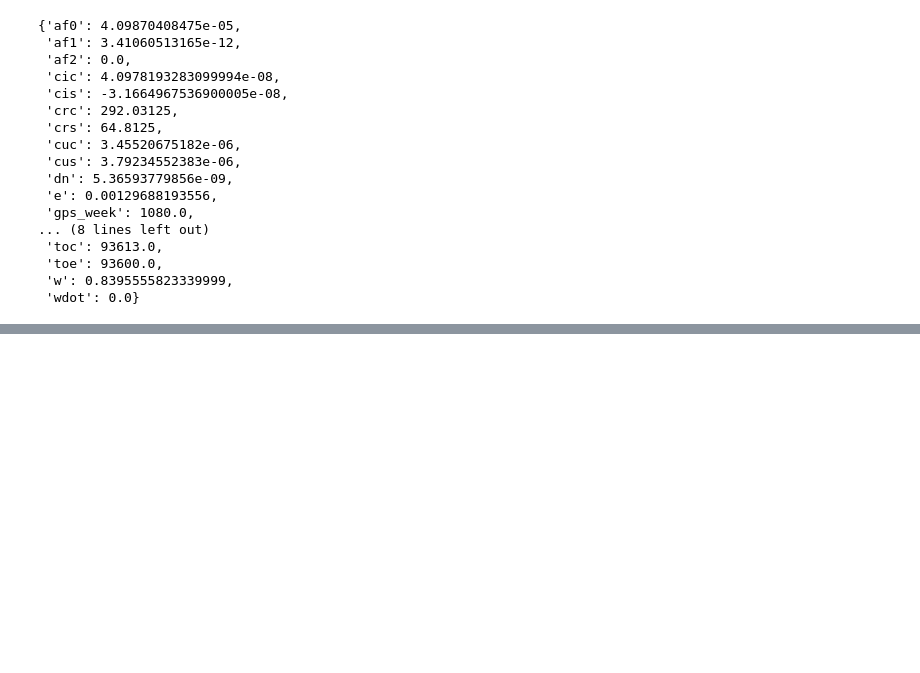
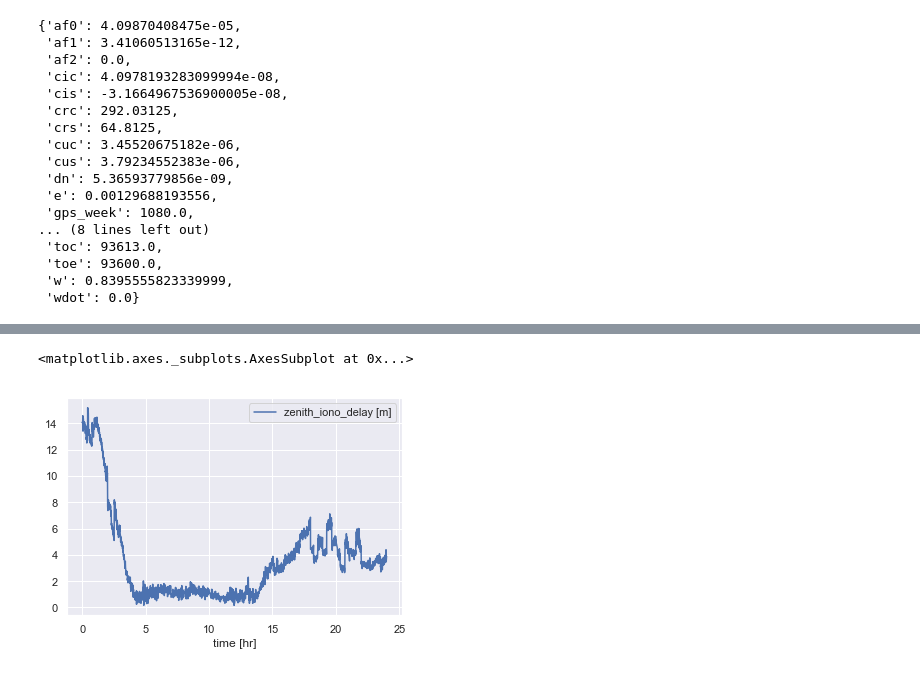
Before and after one commit to GuillaumeDec/gnss, a Jupyter notebook: [gpstextbook] Chap 5 homeworks - iono delays.ipynb, the cells around one changed output, grey strips where cells are left out. Saved outputs shown, nothing was run; the diff lists cells and outputs as text; code cells hidden in the pictures; blank space fills up the shorter version.

Commit message:
Add plots

```diff
--- a/[gpstextbook] Chap 5 homeworks - iono delays.ipynb
+++ b/[gpstextbook] Chap 5 homeworks - iono delays.ipynb
@@ -349,5 +328,5 @@ IndexError: single positional indexer is out-of-bounds
 # we know the coordinates of Pigeon Point, that is, the vector r_ref
 # angle between r_T and r_ref is zenith angle
 # %%
-df['zenith_iono_delay'] = df.apply(lambda x: x['slant_iono_group_delay'] / iono_obliquity_factor(x['zenith_angle']),
+df['zenith_iono_delay [m]'] = df.apply(lambda x: x['slant_iono_group_delay'] / iono_obliquity_factor(x['zeta']),
                                    axis=1)
@@ -353,0 +350,5 @@ df['zenith_iono_delay'] = df.apply(lambda x: x['slant_iono_group_delay'] / iono_
+# %%
+iono_delay_time_series = df.groupby('rx_week')['zenith_iono_delay [m]'].mean().to_frame()
+iono_delay_time_series['time [hr]'] = iono_delay_time_series.index / 3600 - 24.0
+iono_delay_time_series.set_index('time [hr]', inplace=True, drop=True)
+iono_delay_time_series.tail(3)
@@ -353,0 +361,7 @@ df['zenith_iono_delay'] = df.apply(lambda x: x['slant_iono_group_delay'] / iono_
+# %%
+# PLOT iono delay [m] over time,
+sns.set()
+iono_delay_time_series.plot()
+# %% [output]
+<matplotlib.axes._subplots.AxesSubplot at 0x...>
+[figure, added]
```
Also changed, not shown: parts of 10 cells of this notebook.
